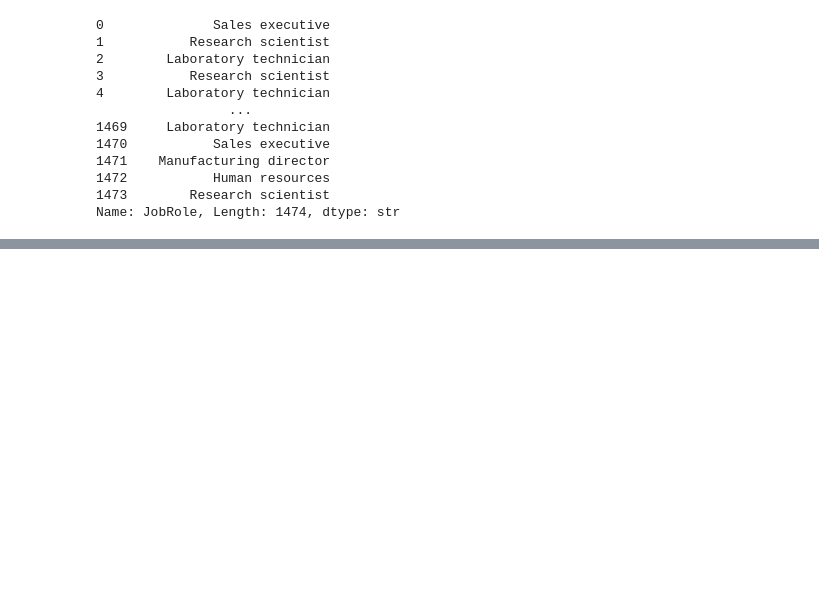
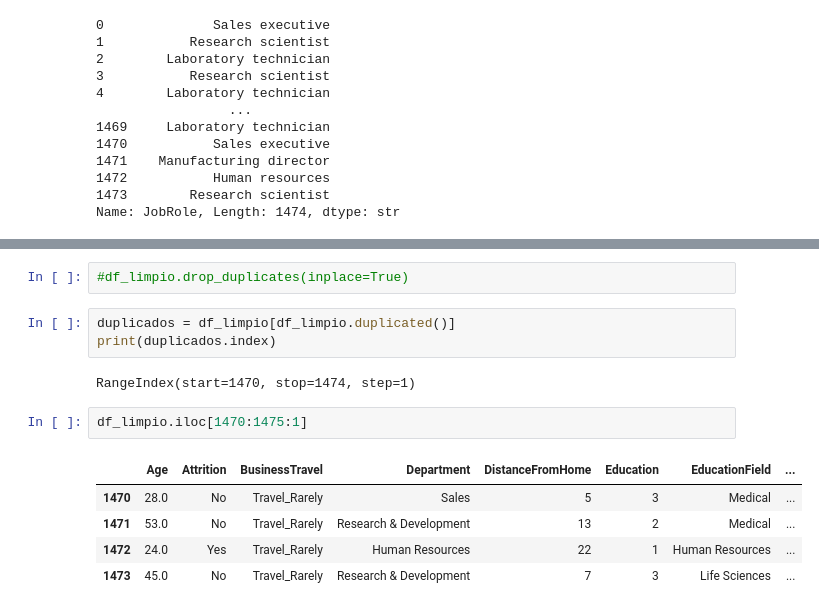
Before and after one commit to Lumo88/project-da-promo-65-modulo-3-team-1, a Jupyter notebook: Proyecto_Organizacion.ipynb, the cells around one changed output, grey strips where cells are left out. Cells and saved outputs as stored; diff of their text form; blank space fills up the shorter version.

```diff
--- a/Proyecto_Organizacion.ipynb
+++ b/Proyecto_Organizacion.ipynb
@@ -259,0 +473,15 @@ Name: JobRole, Length: 1474, dtype: str
+# %%
+#df_limpio.drop_duplicates(inplace=True)
+# %%
+duplicados = df_limpio[df_limpio.duplicated()]
+print(duplicados.index)
+# %% [output]
+RangeIndex(start=1470, stop=1474, step=1)
+# %%
+df_limpio.iloc[1470:1475:1]
+# %% [output]
+|  | Age | Attrition | BusinessTravel | Department | DistanceFromHome | Education | EducationField | ... |
+| 1470 | 28.0 | No | Travel_Rarely | Sales | 5 | 3 | Medical | ... |
+| 1471 | 53.0 | No | Travel_Rarely | Research & Development | 13 | 2 | Medical | ... |
+| 1472 | 24.0 | Yes | Travel_Rarely | Human Resources | 22 | 1 | Human Resources | ... |
+| 1473 | 45.0 | No | Travel_Rarely | Research & Development | 7 | 3 | Life Sciences | ... |
```
Also changed, not shown: parts of 20 cells of this notebook, 1 other file.
